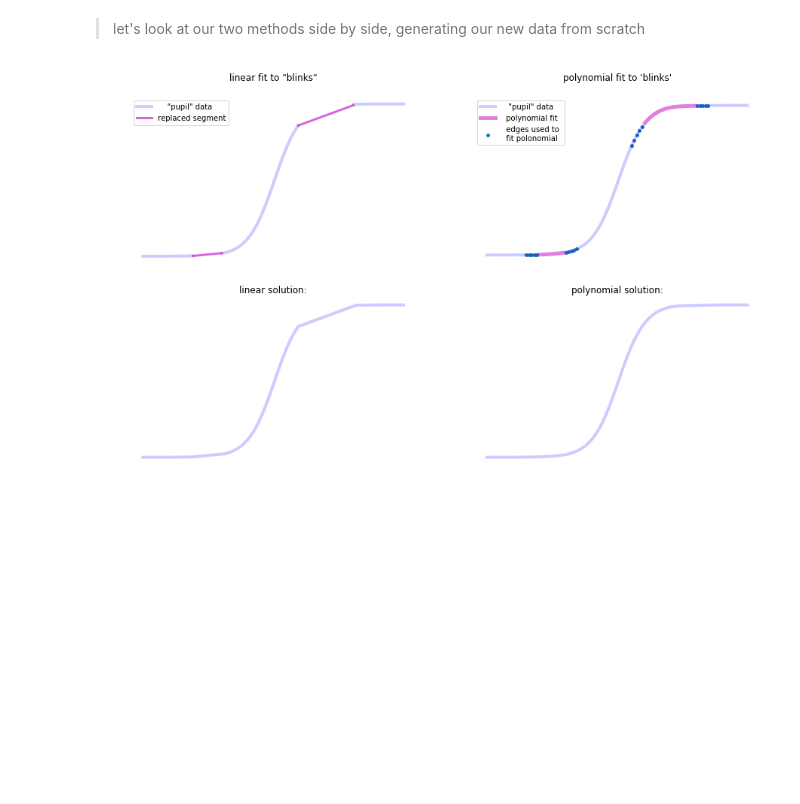
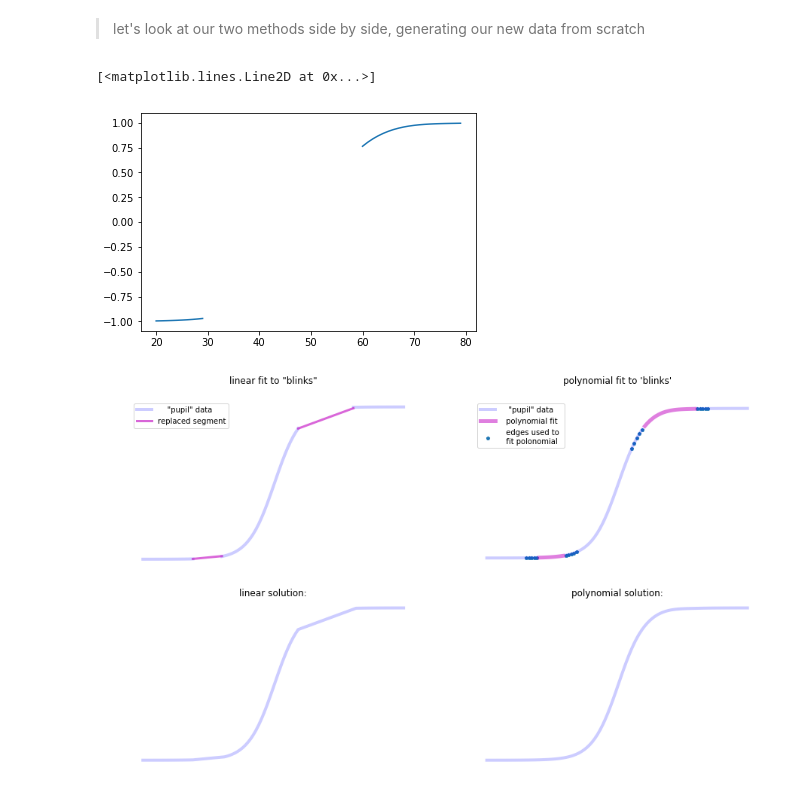
Before and after one commit to tzler/social_structure_learning, a Jupyter notebook: analysis/gaze/methods_development-tutorial.ipynb, the cells around one changed output. Cells and saved outputs as stored; diff of their text form; code cells hidden in the pictures; blank space fills up the shorter version.

```diff
--- a/analysis/gaze/methods_development-tutorial.ipynb
+++ b/analysis/gaze/methods_development-tutorial.ipynb
@@ -543,7 +534,7 @@ plt.title("fake data with 'blinks' removed\n");
 ### METHOD ONE:
 > start simple to build up dexterity and intuition about the data types and operations
 # %%
-def simple_connect(y_range, onsets, offsets, fake_blink):
+def simple_connect(y_range, fake_blink):
 
     onsets, offsets = search_blinks(fake_blink)
     # generate data structure for connect info
@@ -568,7 +559,7 @@ def simple_connect(y_range, onsets, offsets, fake_blink):
 # generate synthetic data
 x_range, y_range, fake_blink, y_data = generate_fake_data()
 # find a line between last and first points around blink
-fill_blink = simple_connect(y_range, onsets, offsets, fake_blink)
+fill_blink = simple_connect(y_range, fake_blink)
 # now fill in the original timecourse
 y_data[fill_blink==fill_blink] = fill_blink[fill_blink==fill_blink]
 # %% [markdown]
@@ -595,8 +586,13 @@ def fill_blinks(y_data, fill_data):
 # %% [markdown]
 ### METHOD TWO
 # %%
-def polynomial_fill_blinks(y_data, blink, window_size=5, show=0):
-    """y_data, blink, window_size=5, show=0"""
+def polynomial_fill_blinks(y_data, blink, window_size=5, show=0, order=2):
+    """
+    y_data = vector
+    blink
+    window_size=5
+    show=0
+    """
     # generate indices for pupil measurements
     x_range = np.arange(len(y_data))
 
@@ -623,7 +619,7 @@ def polynomial_fill_blinks(y_data, blink, window_size=5, show=0):
         y_short = y_data[poly_fit_ons:poly_fit_off]
 
         # find polynomial fit to window around "blink"
-        edge_function = np.polyfit(x_short[y_short==y_short], y_short[y_short==y_short], 5)
+        edge_function = np.polyfit(x_short[y_short==y_short], y_short[y_short==y_short], order)
         function_ = np.poly1d(edge_function)
         i_fill_blink = function_(x_short)[window_size:-window_size]
 
@@ -661,16 +657,21 @@ poly_blinks, poly_edges = polynomial_fill_blinks(y_data, fake_blink, show=1)
 # generate and preprocess synthetic data for method one
 x_range, y_range, blinks, y_data_m1 = generate_fake_data()
 # fine line fits to fill gaps left by removing blinks
-line_fill = simple_connect(y_range, onsets, offsets, blinks)
+line_fill = simple_connect(y_range, blinks)
 # fill original data structure with line_fill
 line_data = fill_blinks(y_data_m1, line_fill)
 
 # generate and preprocess synthetic data for method two
 x_range, y_range, blinks, y_data_m2 = generate_fake_data()
 # find polynomial fit to edges around "blinks"
-poly_fill, poly_edges = polynomial_fill_blinks(y_data, fake_blink)
+poly_fill, poly_edges = polynomial_fill_blinks(y_data_m2, fake_blink)
 # fill original data structure with poly_fill
 poly_data = fill_blinks(y_data_m2, poly_fill)
+# %%
+plt.plot(poly_fill)
+# %% [output]
+[<matplotlib.lines.Line2D at 0x...>]
+[figure, added]
 # %%
 plt.figure(figsize=[15,9])
 plt.subplot(221)
```
Also changed, not shown: parts of 12 cells of this notebook.
